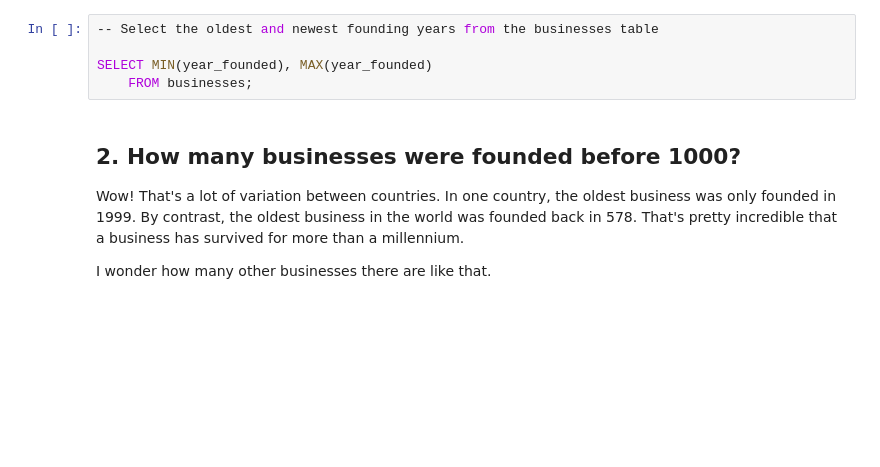
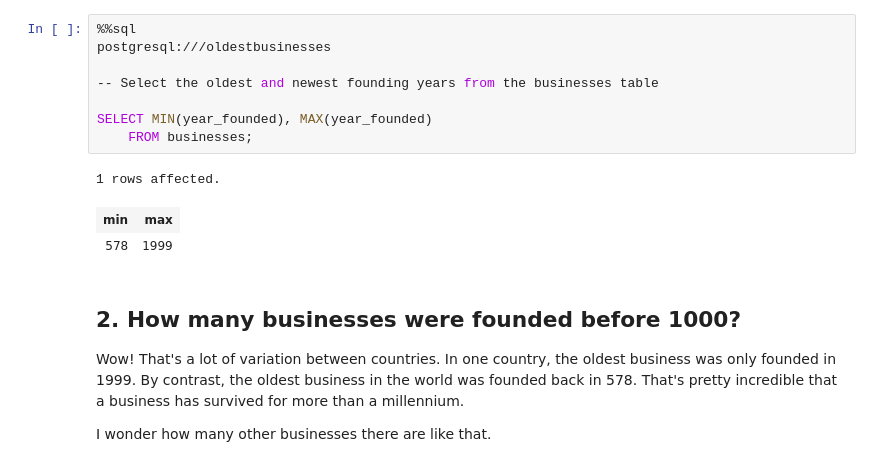
Before and after one commit to RamseyAlizadeh/SQL_projects, a Jupyter notebook: What and Where are the World's Oldest Businesses/notebook.ipynb, the cells around one changed output. Drawn from its saved outputs; the diff is of its cells as text; blank space fills up the shorter version.

```diff
--- a/What and Where are the World's Oldest Businesses/notebook.ipynb
+++ b/What and Where are the World's Oldest Businesses/notebook.ipynb
@@ -88,10 +88,17 @@
 </table>
 <p>Let's begin by looking at the range of the founding years throughout the world.</p>
 # %%
+%%sql
+postgresql:///oldestbusinesses
+
 -- Select the oldest and newest founding years from the businesses table
 
 SELECT MIN(year_founded), MAX(year_founded)
     FROM businesses;
+# %% [output]
+1 rows affected.
+| min | max |
+| 578 | 1999 |
 # %% [markdown]
 ## 2. How many businesses were founded before 1000?
 <p>Wow! That's a lot of variation between countries. In one country, the oldest business was only founded in 1999. By contrast, the oldest business in the world was founded back in 578. That's pretty incredible that a business has survived for more than a millennium.</p>
```
Also changed, not shown: parts of 8 cells of this notebook.
